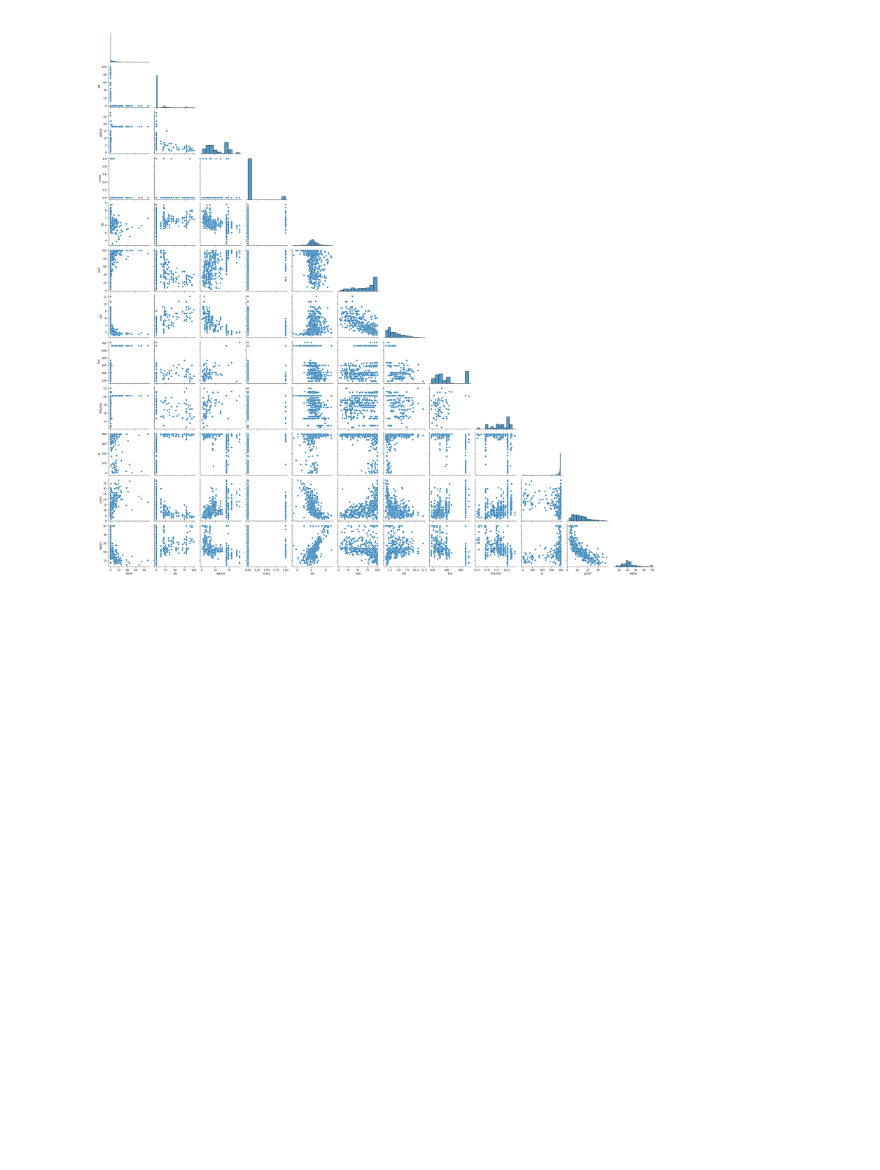
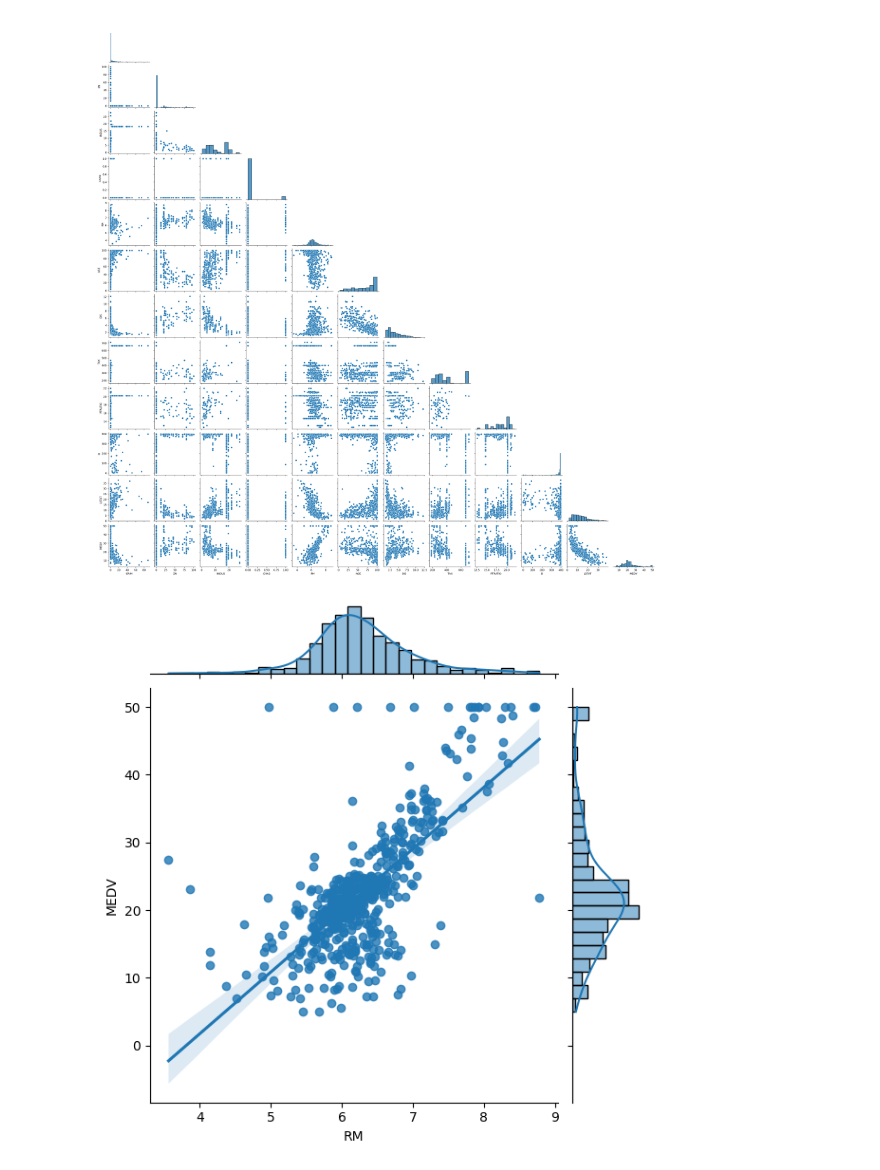
Before and after one commit to savaris/Python_Applications, a Jupyter notebook: Regression_Analysis.ipynb, the cells around one changed output. Saved outputs shown, nothing was run; the diff lists cells and outputs as text; code cells hidden in the pictures; blank space fills up the shorter version.

Commit message:
Scatter plot of 'RM'/'MEDV' and 'PTRATIO'/'MEDV'

```diff
--- a/Regression_Analysis.ipynb
+++ b/Regression_Analysis.ipynb
@@ -100,3 +100,8 @@ plt.show()
 [figure]
 # %%
 # The Pairplot shows the distribution of each variable on the diagonal whislt the scatterplot maxtrix shows the relationship between each variable pair on the off-diagonal.
+# %%
+sns.jointplot(x='RM', y='MEDV', data=df2, kind='reg')
+plt.show()
+# %% [output]
+[figure, added]
```
Also changed, not shown: parts of 4 cells of this notebook.
